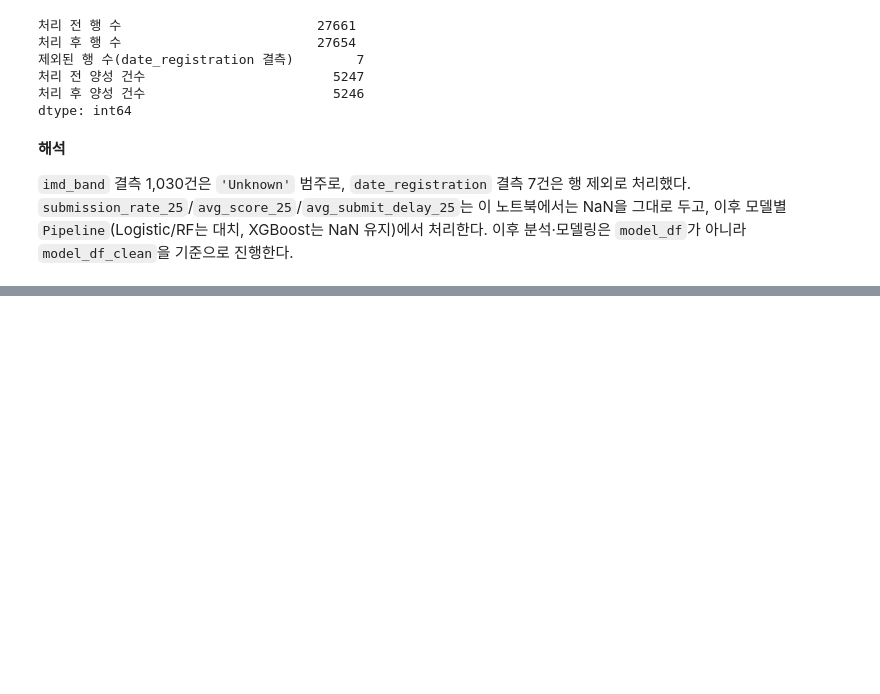
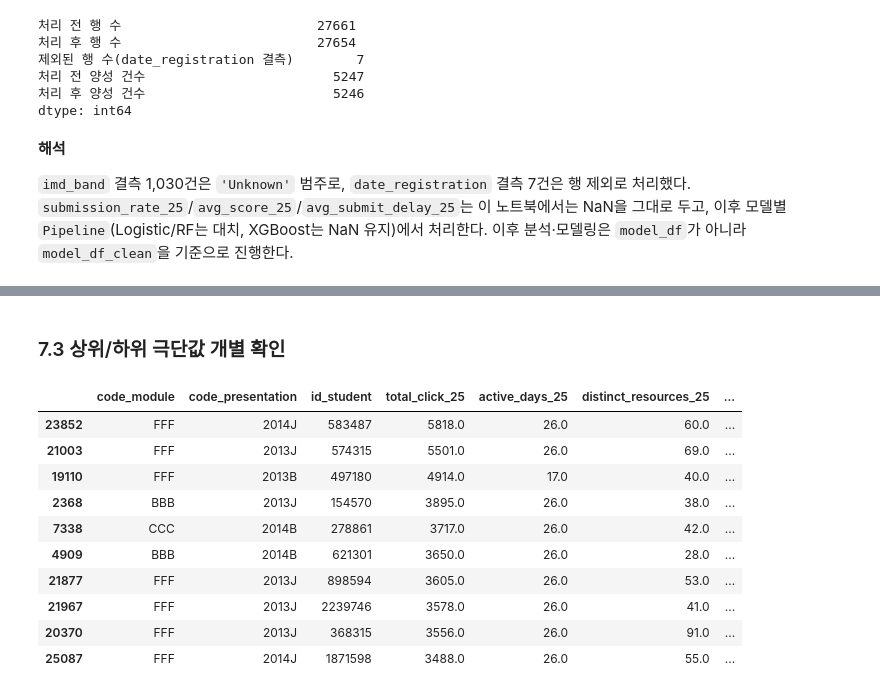
Before and after one commit to KimInSeok-DA/OULAD_Churn_Prediction-Personal, a Jupyter notebook: Notebooks/02_Window_Integration/03_Missing_Outlier.ipynb, the cells around one changed output, grey strips where cells are left out. Drawn from its saved outputs; the diff is of its cells as text; code cells hidden in the pictures; blank space fills up the shorter version.

```diff
--- a/Notebooks/02_Window_Integration/03_Missing_Outlier.ipynb
+++ b/Notebooks/02_Window_Integration/03_Missing_Outlier.ipynb
@@ -311,0 +418,20 @@ dtype: int64
+# %% [markdown]
+### 7.3 상위/하위 극단값 개별 확인
+# %%
+top_click = model_df_clean.nlargest(10, 'total_click_25')[
+    ['code_module', 'code_presentation', 'id_student', 'total_click_25',
+     'active_days_25', 'distinct_resources_25', 'target_churn_after_25']
+]
+top_click
+# %% [output]
+|  | code_module | code_presentation | id_student | total_click_25 | active_days_25 | distinct_resources_25 | ... |
+| 23852 | FFF | 2014J | 583487 | 5818.0 | 26.0 | 60.0 | ... |
+| 21003 | FFF | 2013J | 574315 | 5501.0 | 26.0 | 69.0 | ... |
+| 19110 | FFF | 2013B | 497180 | 4914.0 | 17.0 | 40.0 | ... |
+| 2368 | BBB | 2013J | 154570 | 3895.0 | 26.0 | 38.0 | ... |
+| 7338 | CCC | 2014B | 278861 | 3717.0 | 26.0 | 42.0 | ... |
+| 4909 | BBB | 2014B | 621301 | 3650.0 | 26.0 | 28.0 | ... |
+| 21877 | FFF | 2013J | 898594 | 3605.0 | 26.0 | 53.0 | ... |
+| 21967 | FFF | 2013J | 2239746 | 3578.0 | 26.0 | 41.0 | ... |
+| 20370 | FFF | 2013J | 368315 | 3556.0 | 26.0 | 91.0 | ... |
+| 25087 | FFF | 2014J | 1871598 | 3488.0 | 26.0 | 55.0 | ... |
```
Also changed, not shown: parts of 16 cells of this notebook.
